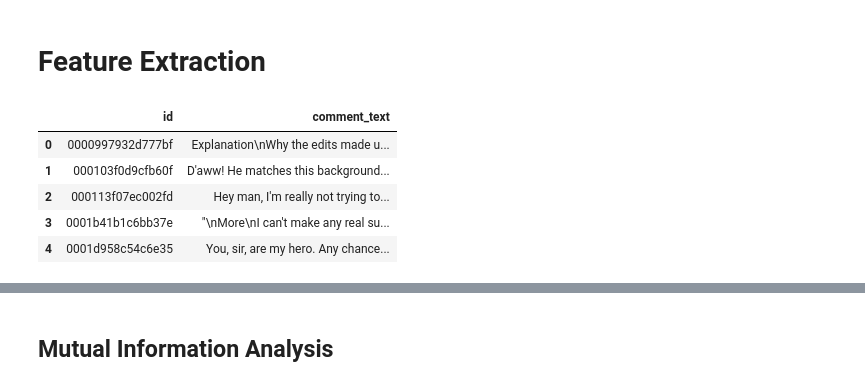
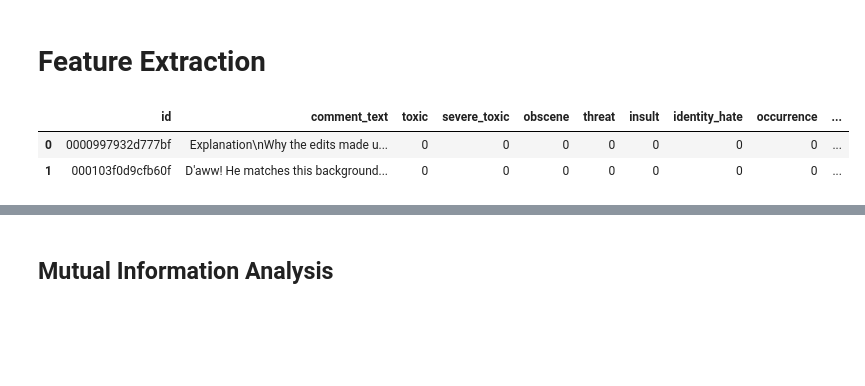
Before and after one commit to fhrzn/detoxification, a Jupyter notebook: notebooks/1.0-fhrzn-initial-eda.ipynb, the cells around one changed output, grey strips where cells are left out. Drawn from its saved outputs; the diff is of its cells as text; code cells hidden in the pictures; blank space fills up the shorter version.

```diff
--- a/notebooks/1.0-fhrzn-initial-eda.ipynb
+++ b/notebooks/1.0-fhrzn-initial-eda.ipynb
@@ -190,15 +376,13 @@ Feature Extraction
 ===
 # %%
 # keep comment text only for simplicity
-df = train_df.iloc[:, :2]
-df.head()
+df = train_df.copy()
+old_column = df.columns[2:]
+df.head(2)
 # %% [output]
-|  | id | comment_text |
-| 0 | 0000997932d777bf | Explanation\nWhy the edits made u... |
-| 1 | 000103f0d9cfb60f | D'aww! He matches this background... |
-| 2 | 000113f07ec002fd | Hey man, I'm really not trying to... |
-| 3 | 0001b41b1c6bb37e | "\nMore\nI can't make any real su... |
-| 4 | 0001d958c54c6e35 | You, sir, are my hero. Any chance... |
+|  | id | comment_text | toxic | severe_toxic | obscene | threat | insult | identity_hate | occurrence | ... |
+| 0 | 0000997932d777bf | Explanation\nWhy the edits made u... | 0 | 0 | 0 | 0 | 0 | 0 | 0 | ... |
+| 1 | 000103f0d9cfb60f | D'aww! He matches this background... | 0 | 0 | 0 | 0 | 0 | 0 | 0 | ... |
 # %%
 df['count_sent'] = df['comment_text'].apply(lambda x: len(re.findall('\n', str(x)))+1)
 df['count_word'] = df['comment_text'].apply(lambda x: len(str(x).split()))
```
Also changed, not shown: parts of 45 cells of this notebook.
